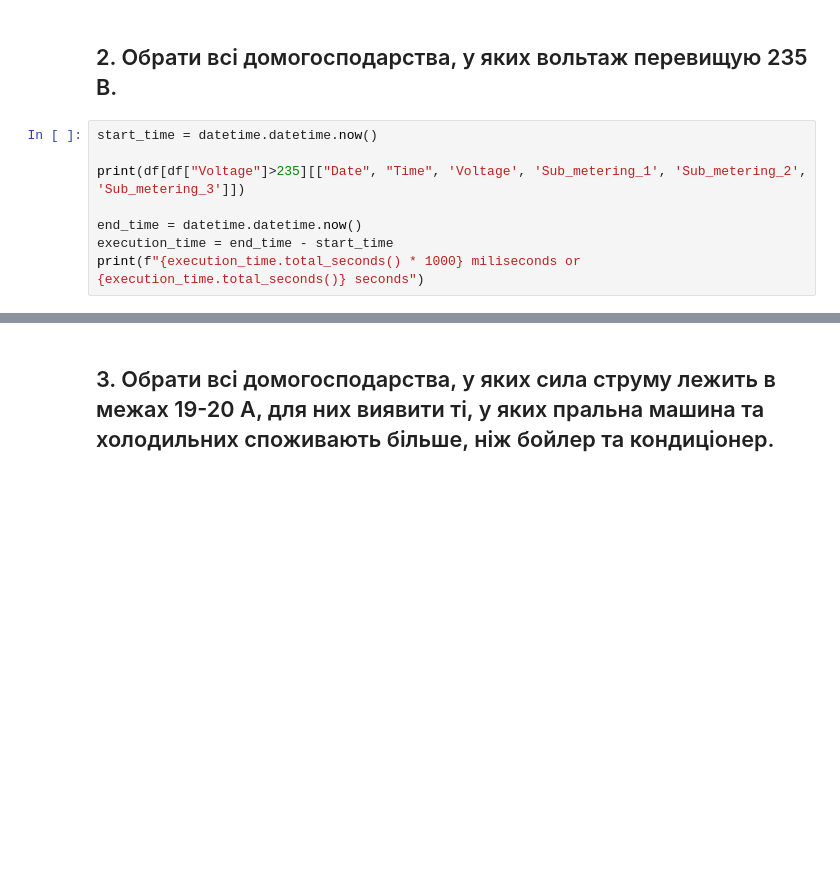
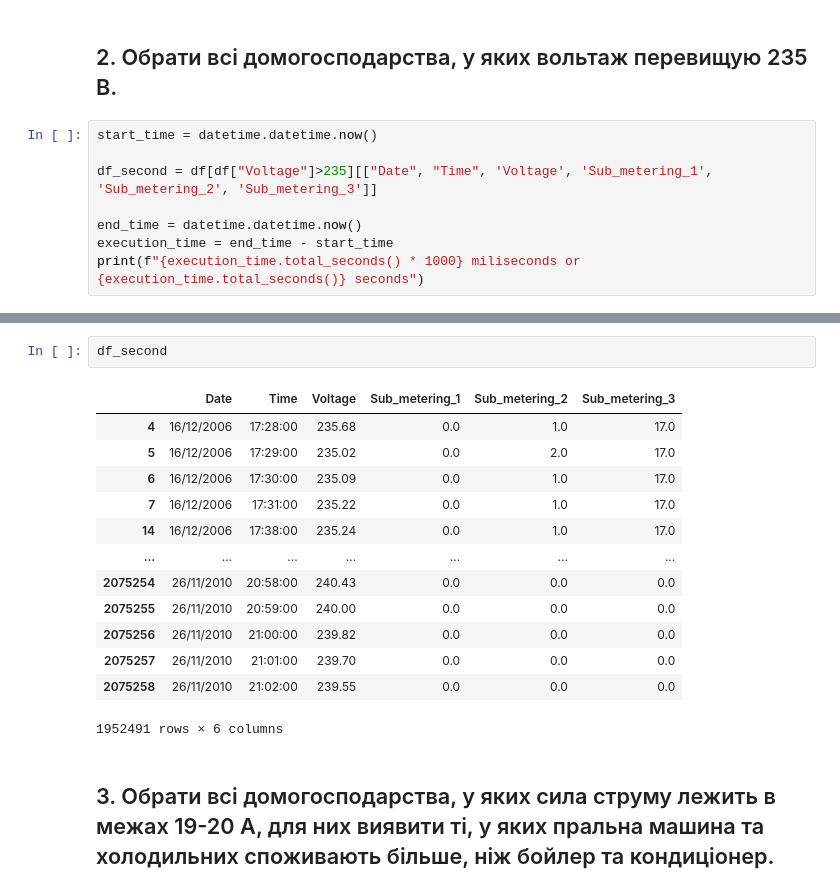
Before and after one commit to KlymentievMaksym/AD-labs, a Jupyter notebook: Lab3/Lab3.ipynb, the cells around one changed output, grey strips where cells are left out. Cells and saved outputs as stored; diff of their text form; blank space fills up the shorter version.

```diff
--- a/Lab3/Lab3.ipynb
+++ b/Lab3/Lab3.ipynb
@@ -90,7 +90,7 @@ print(f"{execution_time.total_seconds() * 1000} miliseconds or {execution_time.t
 # %%
 start_time = datetime.datetime.now()
 
-print(df[df["Voltage"]>235][["Date", "Time", 'Voltage', 'Sub_metering_1', 'Sub_metering_2', 'Sub_metering_3']])
+df_second = df[df["Voltage"]>235][["Date", "Time", 'Voltage', 'Sub_metering_1', 'Sub_metering_2', 'Sub_metering_3']]
 
 end_time = datetime.datetime.now()
 execution_time = end_time - start_time
@@ -116,3 +100,19 @@ print(f"{execution_time.total_seconds() * 1000} miliseconds or {execution_time.t
+# %%
+df_second
+# %% [output]
+|  | Date | Time | Voltage | Sub_metering_1 | Sub_metering_2 | Sub_metering_3 |
+| 4 | 16/12/2006 | 17:28:00 | 235.68 | 0.0 | 1.0 | 17.0 |
+| 5 | 16/12/2006 | 17:29:00 | 235.02 | 0.0 | 2.0 | 17.0 |
+| 6 | 16/12/2006 | 17:30:00 | 235.09 | 0.0 | 1.0 | 17.0 |
+| 7 | 16/12/2006 | 17:31:00 | 235.22 | 0.0 | 1.0 | 17.0 |
+| 14 | 16/12/2006 | 17:38:00 | 235.24 | 0.0 | 1.0 | 17.0 |
+| ... | ... | ... | ... | ... | ... | ... |
+| 2075254 | 26/11/2010 | 20:58:00 | 240.43 | 0.0 | 0.0 | 0.0 |
+| 2075255 | 26/11/2010 | 20:59:00 | 240.00 | 0.0 | 0.0 | 0.0 |
+| 2075256 | 26/11/2010 | 21:00:00 | 239.82 | 0.0 | 0.0 | 0.0 |
+| 2075257 | 26/11/2010 | 21:01:00 | 239.70 | 0.0 | 0.0 | 0.0 |
+| 2075258 | 26/11/2010 | 21:02:00 | 239.55 | 0.0 | 0.0 | 0.0 |
+1952491 rows × 6 columns
 # %% [markdown]
 ## 3. Обрати всі домогосподарства, у яких сила струму лежить в межах 19-20 А, для них виявити ті, у яких пральна машина та холодильних споживають більше, ніж бойлер та кондиціонер.
 # %%
```
Also changed, not shown: parts of 12 cells of this notebook.
